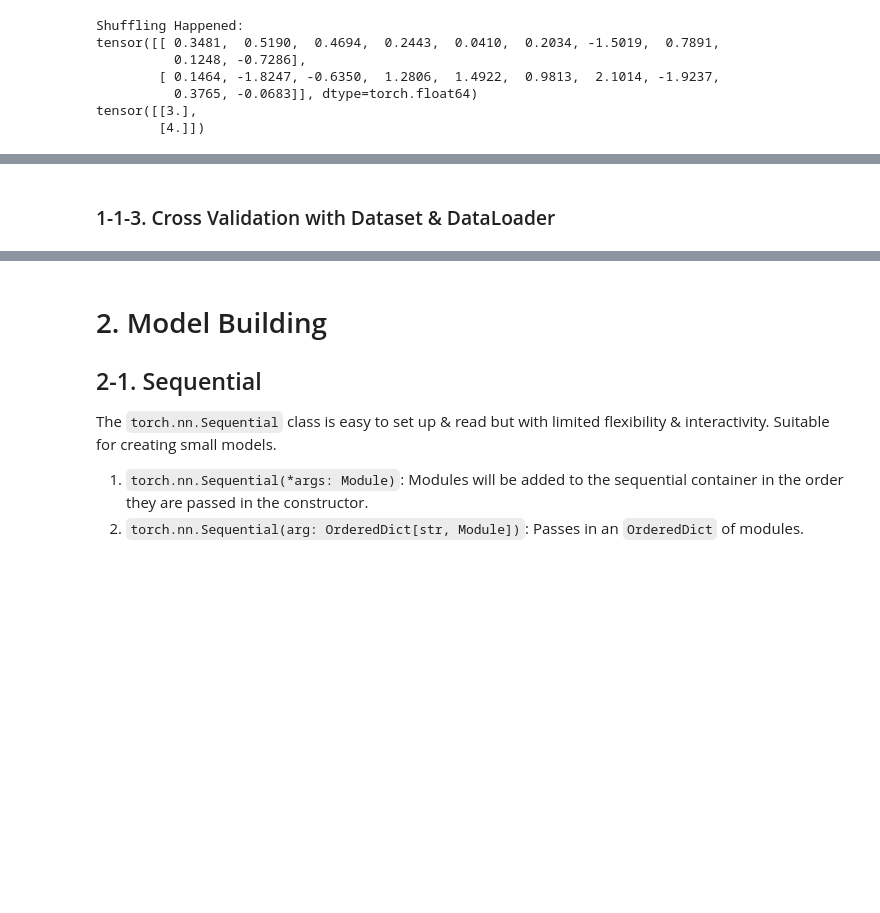
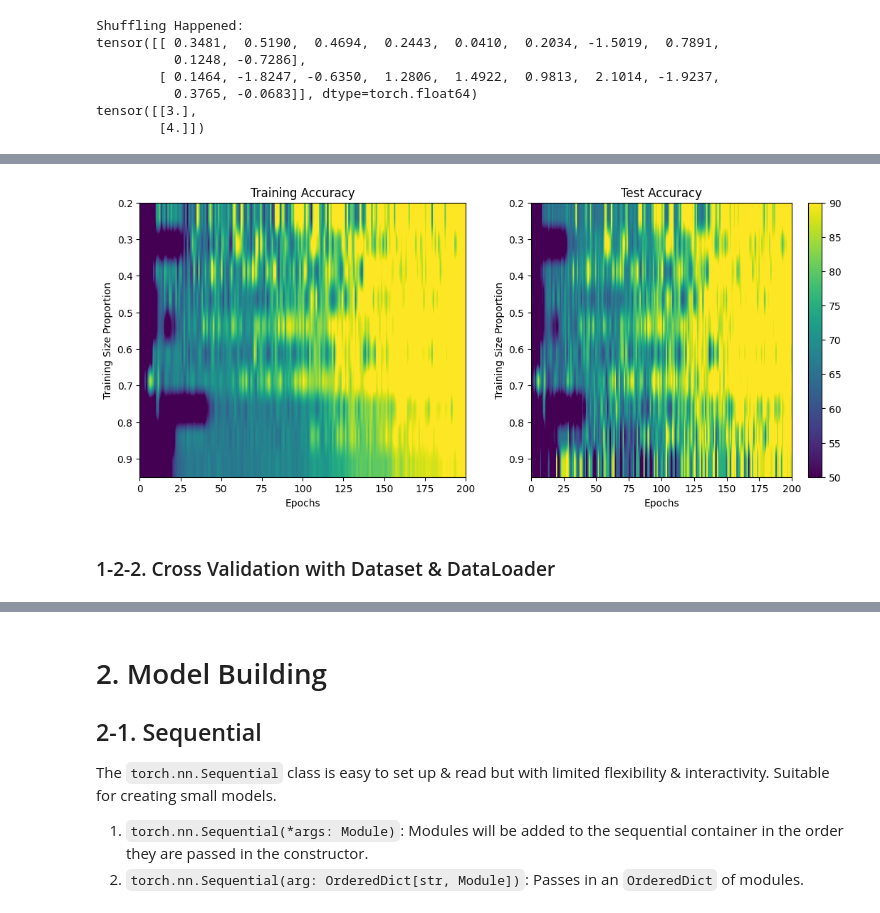
Before and after one commit to yungshun317/torch-nlp, a Jupyter notebook: pytorch_deep_learning_model_lifecycle.ipynb, the cells around one changed output, grey strips where cells are left out. Saved outputs shown, nothing was run; the diff lists cells and outputs as text; code cells hidden in the pictures; blank space fills up the shorter version.

```diff
--- a/pytorch_deep_learning_model_lifecycle.ipynb
+++ b/pytorch_deep_learning_model_lifecycle.ipynb
@@ -526,34 +679,33 @@ plt.show()
 # %%
-trainSetSizes = np.linspace(.2,.95,10)
+train_proportion_array = np.linspace(0.2, 0.95, 10)
 
-allTrainAcc = np.zeros((len(trainSetSizes),numepochs))
-allTestAcc = np.zeros((len(trainSetSizes),numepochs))
+train_accuracy_array = np.zeros((len(train_proportion_array), num_epochs))
+test_accuracy_array = np.zeros((len(train_proportion_array), num_epochs))
 
-for i in range(len(trainSetSizes)):
+for i in range(len(train_proportion_array)):
+    # Create a model
+    model, criterion, optimizer = create_model()
 
-  # create a model
-  ANNiris,lossfun,optimizer = createANewModel()
+    # Train the model
+    train_accuracies, test_accuracies = train(train_proportion_array[i])
 
-  # train the model
-  trainAcc,testAcc = trainTheModel(trainSetSizes[i])
-
-  # store the results
-  allTrainAcc[i,:] = trainAcc
-  allTestAcc[i,:] = testAcc
+    # Store the results
+    train_accuracy_array[i, :] = train_accuracies
+    test_accuracy_array[i, :] = test_accuracies
 # %%
-fig,ax = plt.subplots(1,2,figsize=(13,5))
+fig, ax = plt.subplots(1, 2, figsize=(13, 5))
 
-ax[0].imshow(allTrainAcc,aspect='auto',
-             vmin=50,vmax=90, extent=[0,numepochs,trainSetSizes[-1],trainSetSizes[0]])
+ax[0].imshow(train_accuracy_array, aspect='auto', vmin=50, vmax=90, extent=[0, num_epochs, train_proportion_array[-1], train_proportion_array[0]])
 ax[0].set_xlabel('Epochs')
-ax[0].set_ylabel('Training size proportion')
-ax[0].set_title('Training accuracy')
+ax[0].set_ylabel('Training Size Proportion')
+ax[0].set_title('Training Accuracy')
 
-p = ax[1].imshow(allTestAcc,aspect='auto',
-             vmin=50,vmax=90, extent=[0,numepochs,trainSetSizes[-1],trainSetSizes[0]])
+p = ax[1].imshow(test_accuracy_array, aspect='auto', vmin=50, vmax=90, extent=[0, num_epochs, train_proportion_array[-1], train_proportion_array[0]])
 ax[1].set_xlabel('Epochs')
-ax[1].set_ylabel('Training size proportion')
-ax[1].set_title('Test accuracy')
-fig.colorbar(p,ax=ax[1])
+ax[1].set_ylabel('Training Size Proportion')
+ax[1].set_title('Test Accuracy')
+fig.colorbar(p, ax=ax[1])
 
 plt.show()
+# %% [output]
+[figure, added]
@@ -602,2 +712,2 @@ print(test_data)
 # %% [markdown]
-### 1-1-3. Cross Validation with Dataset & DataLoader
+### 1-2-2. Cross Validation with Dataset & DataLoader
```
Also changed, not shown: parts of 42 cells of this notebook, 2 other files.
